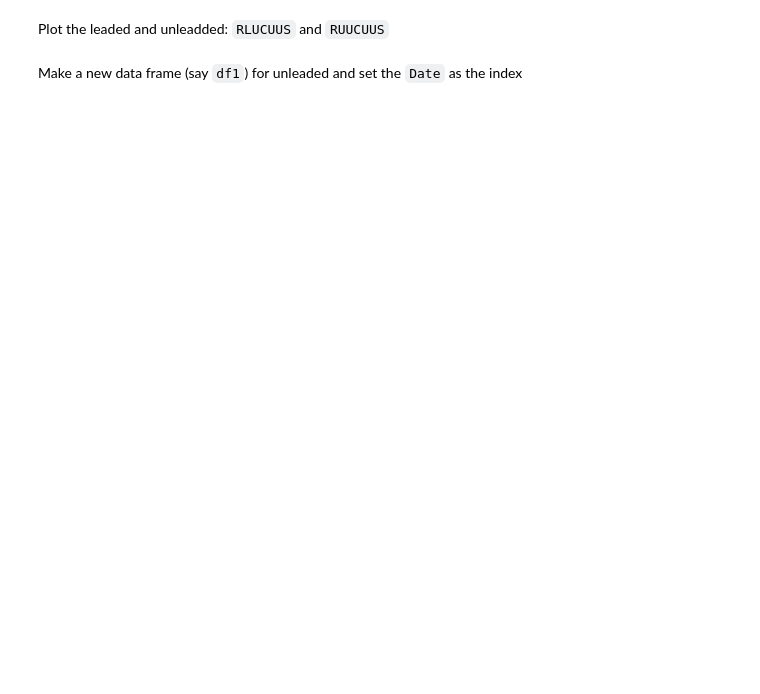
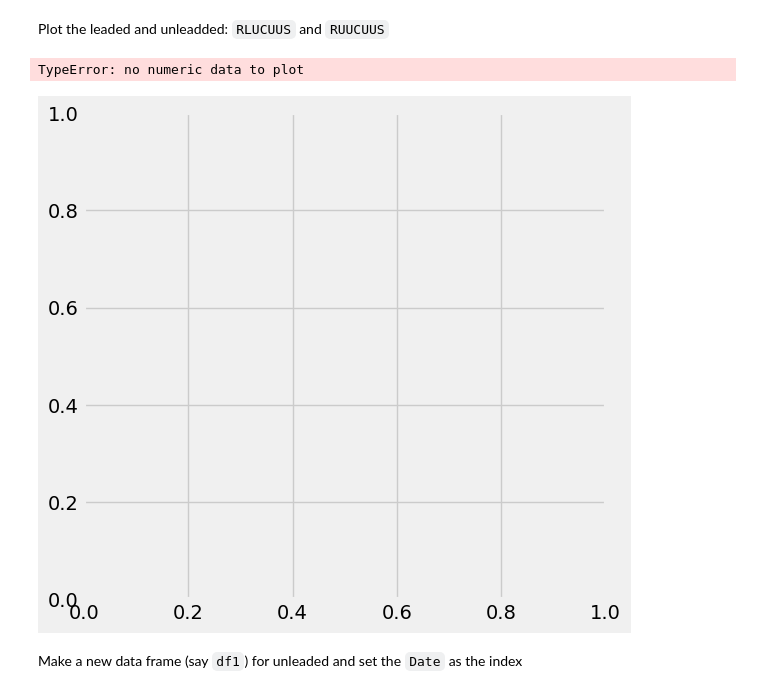
Before and after one commit to wypark2/mse598dm-python-data, a Jupyter notebook: collecting-organizing-analyzing-basics/collecting-organizing-analyzing-data.ipynb, the cells around one changed output. Saved outputs shown, nothing was run; the diff lists cells and outputs as text; code cells hidden in the pictures; blank space fills up the shorter version.

```diff
--- a/collecting-organizing-analyzing-basics/collecting-organizing-analyzing-data.ipynb
+++ b/collecting-organizing-analyzing-basics/collecting-organizing-analyzing-data.ipynb
@@ -236,6 +421,8 @@ We'll have to work around that manually.
 # %%
 def f(t):
-    # FIXME!
+    if 'Prelim.' in t:
+        t = t.split(' ')[-1]
+    return t
 
 ecodf['Model Year'] = ecodf['Model Year'].apply(f)
 ecodf['Model Year'] = pd.to_datetime(ecodf['Model Year'], format='%Y')
@@ -344,3 +573,21 @@ Next, do two things:
+# %%
+#clear
+def f(x):
+    x = str(x)
+    if x[-2:] == '13':
+        return 'AVG'
+    else:
+        return ''
+pricedf['Data Type'] = pricedf['YYYYMM'].apply(f)
+
+def f(x):
+    y = str(x['YYYYMM'])
+    if x['Data Type'] == 'AVG':
+        return pd.to_datetime(y[:4], format='%Y')
+    else:
+        return pd.to_datetime(y, format='%Y%m')
+
+pricedf['Date'] = pricedf.apply(f, axis=1)
 # %% [markdown]
 Now check to see what all of the `AVG` `Value` numbers look like.
 
@@ -376,5 +722,24 @@ mydf[
 # %% [markdown]
  Plot the leaded and unleadded: `RLUCUUS` and `RUUCUUS`
+# %%
+#clear
+fig = plt.figure(figsize=(6,6))
+ax = fig.gca()
+
+pricedf[
+    (pricedf['Data Type'] == 'AVG')
+    &
+    (pricedf['MSN'] == 'RLUCUUS')
+].plot(x='Date', y='Value', ax=ax, label='leaded')
+
+pricedf[
+    (pricedf['Data Type'] == 'AVG')
+    &
+    (pricedf['MSN'] == 'RUUCUUS')
+].plot(x='Date', y='Value', ax=ax, label='unleaded')
+# %% [output]
+TypeError: no numeric data to plot
+[figure, added]
 # %% [markdown]
 Make a new data frame (say `df1`) for unleaded and set the `Date` as the index
 # %%
```
Also changed, not shown: parts of 56 cells of this notebook.
